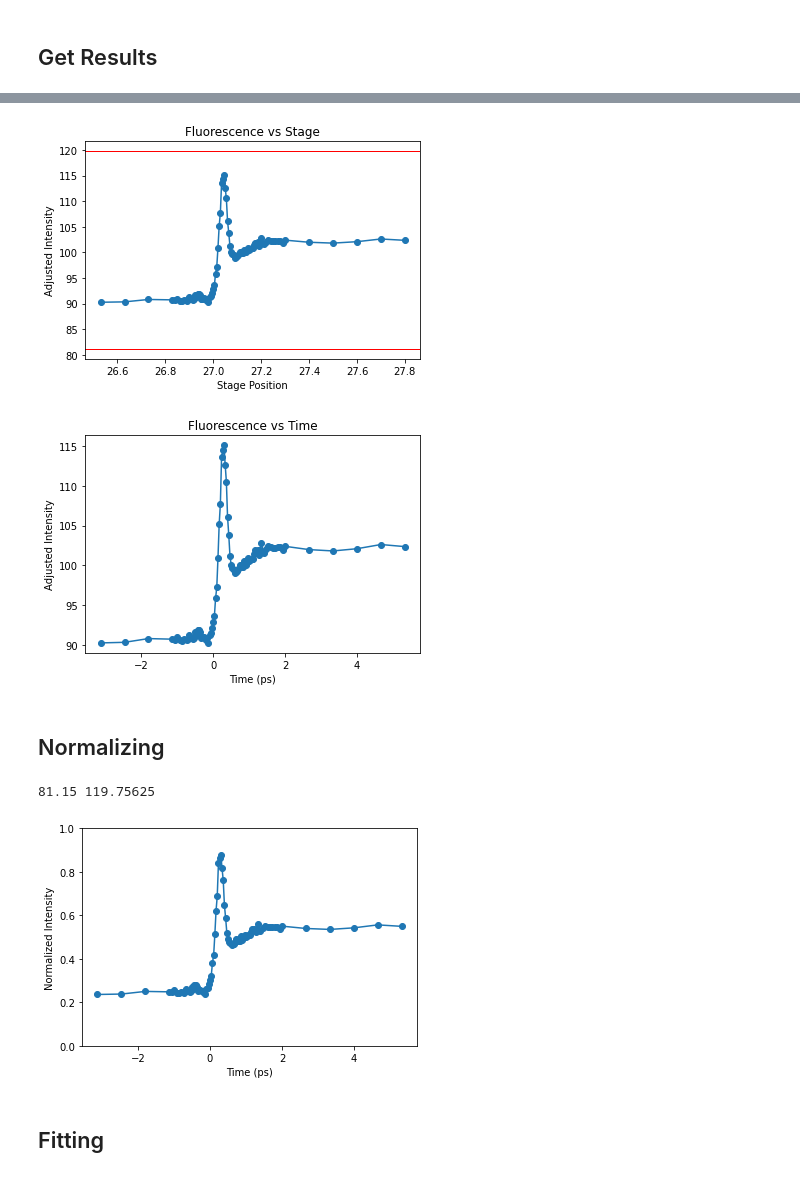
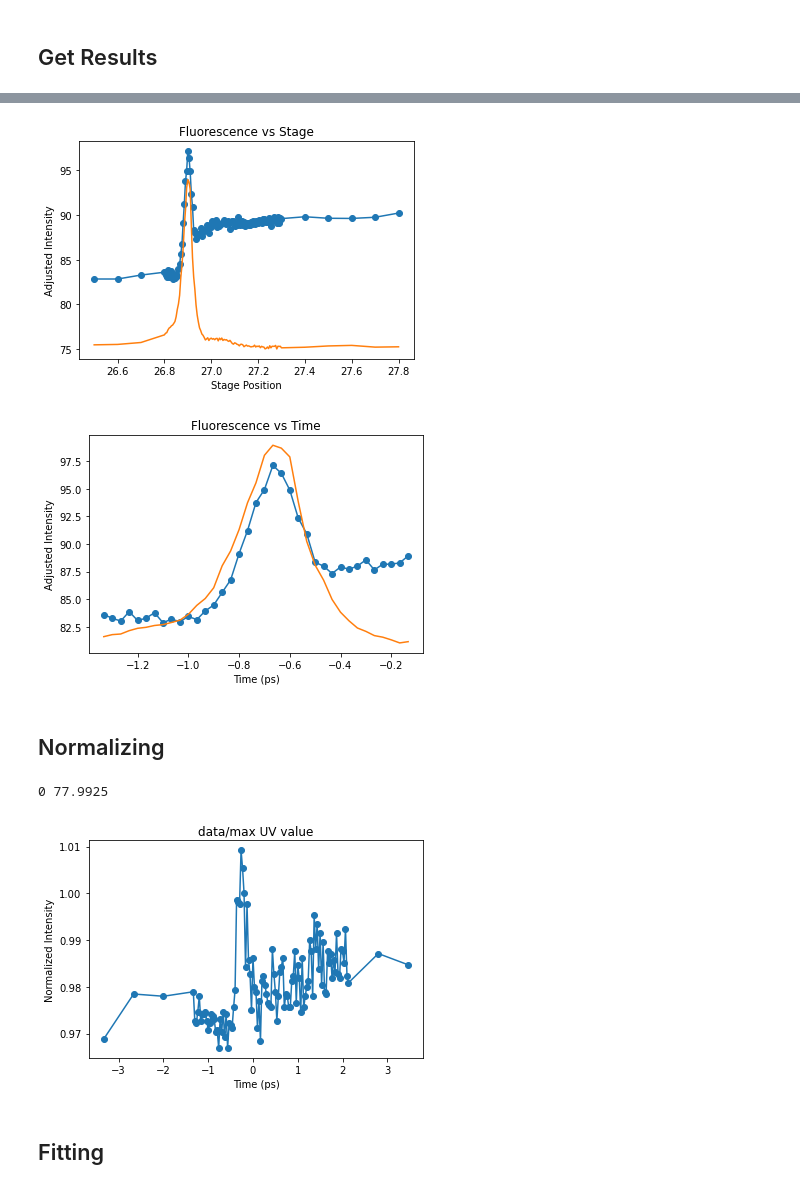
Before and after one commit to lheald2/gued, a Jupyter notebook: Fluorescence_Data.ipynb, the cells around one changed output, grey strips where cells are left out. Saved outputs shown, nothing was run; the diff lists cells and outputs as text; code cells hidden in the pictures.

```diff
--- a/Fluorescence_Data.ipynb
+++ b/Fluorescence_Data.ipynb
@@ -79,6 +161,6 @@ data, stage_pos, file_names = get_image_details(files)
 # %%
-ir_path = '/home/centurion/lheald2/GUED_Analysis/GUED_Analysis/data_files/Fluorescence_Data/ir alone/*.tif'
-uv_path = '/home/centurion/lheald2/GUED_Analysis/GUED_Analysis/data_files/Fluorescence_Data/uv alone/*.tif'
+ir_path = '/home/centurion/lheald2/GUED_Analysis/GUED_Analysis/data_files/Fluorescence_Data/01112024/ir_only/40d/*.tif'
+uv_path = '/home/centurion/lheald2/GUED_Analysis/GUED_Analysis/data_files/Fluorescence_Data/01112024/uv_only/50d/*.tif'
 
 # ir_path = '/home/centurion/lheald2/01102024/fluorescence/ir_only/*.tif'
 # uv_path = '/home/centurion/lheald2/01102024/fluorescence/uv_only/*.tif'
@@ -150,9 +233,9 @@ plt.show()
 # %% [markdown]
 ## Trim Data
 # %%
-zoomed_data = data[:, 380:390, 630:650]
-zoomed_ir = ir_data[380:390, 630:650]
-zoomed_uv = uv_data[380:390, 630:650]
+zoomed_data = data[:, 470:510, 310:350]
+zoomed_ir = ir_data[340:360, 800:820]
+zoomed_uv = uv_data[340:360, 800:820]
 
 print(zoomed_data.shape)
 lineout = np.mean(zoomed_data, axis = 1)
@@ -196,7 +279,7 @@ plt.show()
 # %% [markdown]
 ## Average Based on Stage
 # %%
-uni_stage = np.unique(stage_pos)
+uni_stage = np.round(np.unique(stage_pos), decimals=4)
 print(uni_stage)
 stage_len = len(uni_stage) #  Number of delays
 print(stage_len)
@@ -228,8 +323,9 @@ sum_data = np.sum(ave_data, axis=1)
 max_data = np.max(ave_data, axis=1)
 plt.figure()
 plt.plot(uni_stage, max_data, "-o")
-plt.axhline(y = min_value, color = 'r', linestyle = '-',linewidth=1);
-plt.axhline(y = max_value, color = 'r', linestyle = '-',linewidth=1);
+plt.plot(uni_stage, -current_ave+60)
+#plt.axhline(y = min_value, color = 'r', linestyle = '-',linewidth=1);
+#plt.axhline(y = max_value, color = 'r', linestyle = '-',linewidth=1);
 plt.title("Fluorescence vs Stage")
 plt.xlabel("Stage Position")
 plt.ylabel("Adjusted Intensity")
@@ -238,18 +334,20 @@ plt.show()
 realtime = (uni_stage-27)/0.15  # Delay axis in ps
 
 plt.figure()
-plt.plot(realtime[:], max_data[:], "-o")
+plt.plot(realtime[3:40], max_data[3:40], "-o")
+plt.plot(realtime[3:40], -current_ave[3:40]+65)
 plt.title("Fluorescence vs Time")
 plt.xlabel("Time (ps)")
 plt.ylabel("Adjusted Intensity")
 plt.show()
 # %% [output]
-[figure, old version]
+[figure, new version]
-[figure, old version]
+[figure, new version]
 # %% [markdown]
 ## Normalizing
 # %%
-min_value = np.max(lineout_ir)
+min_value = 0
+#min_value = np.max(lineout_ir)
 max_value = np.max(lineout_uv)
 print(min_value, max_value)
 
@@ -259,16 +357,17 @@ def normalize(data, min_value, max_value):
 
 norm_data = normalize(max_data, min_value, max_value)
 # %% [output]
-81.15 119.75625
+0 77.9925
 # %%
 plt.figure()
 plt.plot(realtime[:], norm_data[:], "-o")
 plt.xlabel("Time (ps)")
 plt.ylabel("Normalized Intensity")
-plt.ylim(0, 1)
+plt.title("data/max UV value")
+#plt.ylim(0, 1)
 plt.show()
 # %% [output]
-[figure, old version]
+[figure, new version]
 # %% [markdown]
 ## Fitting
 # %%
```
Also changed, not shown: parts of 11 cells of this notebook, 6 other files.
